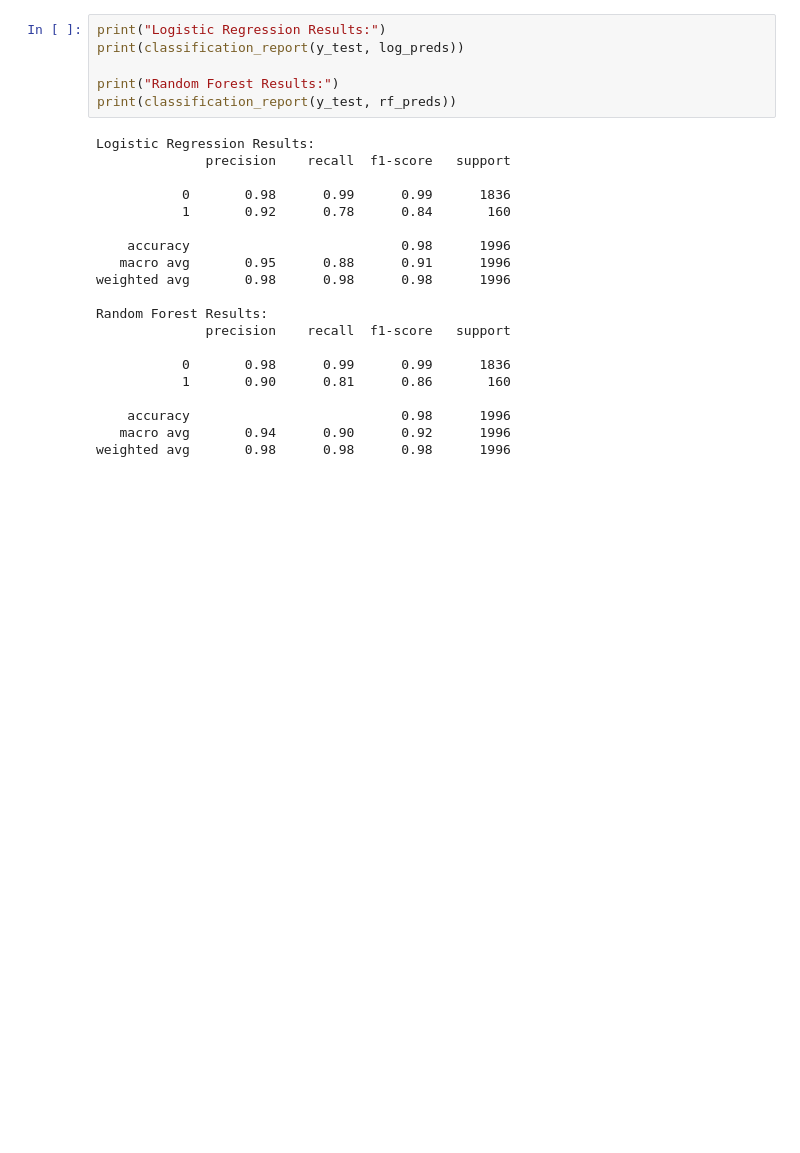
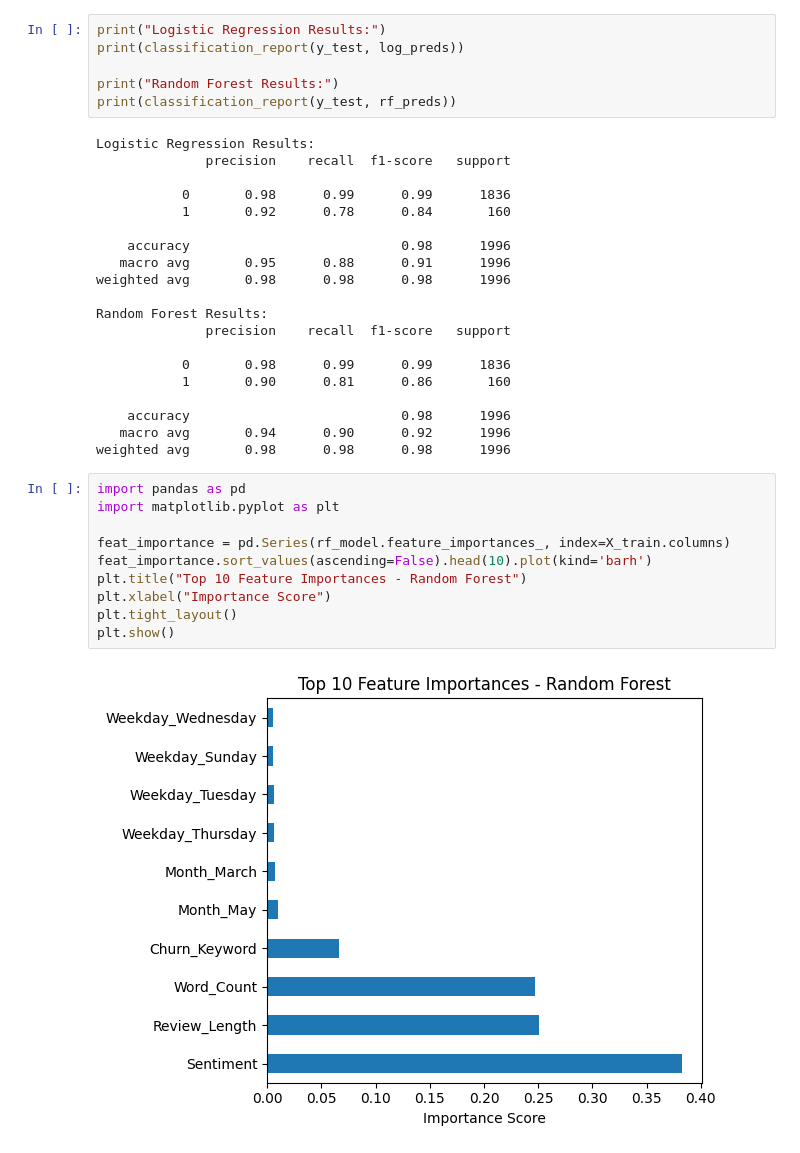
Before and after one commit to Deelaw15/Vodaphone-Customer-Churn, a Jupyter notebook: Data preparation.ipynb, the cells around one changed output. Drawn from its saved outputs; the diff is of its cells as text; blank space fills up the shorter version.

Commit message:
title

```diff
--- a/Data preparation.ipynb
+++ b/Data preparation.ipynb
@@ -303,3 +307,15 @@ Random Forest Results:
     accuracy                           0.98      1996
    macro avg       0.94      0.90      0.92      1996
 weighted avg       0.98      0.98      0.98      1996
+# %%
+import pandas as pd
+import matplotlib.pyplot as plt
+
+feat_importance = pd.Series(rf_model.feature_importances_, index=X_train.columns)
+feat_importance.sort_values(ascending=False).head(10).plot(kind='barh')
+plt.title("Top 10 Feature Importances - Random Forest")
+plt.xlabel("Importance Score")
+plt.tight_layout()
+plt.show()
+# %% [output]
+[figure, added]
```
Also changed, not shown: parts of 4 cells of this notebook.
